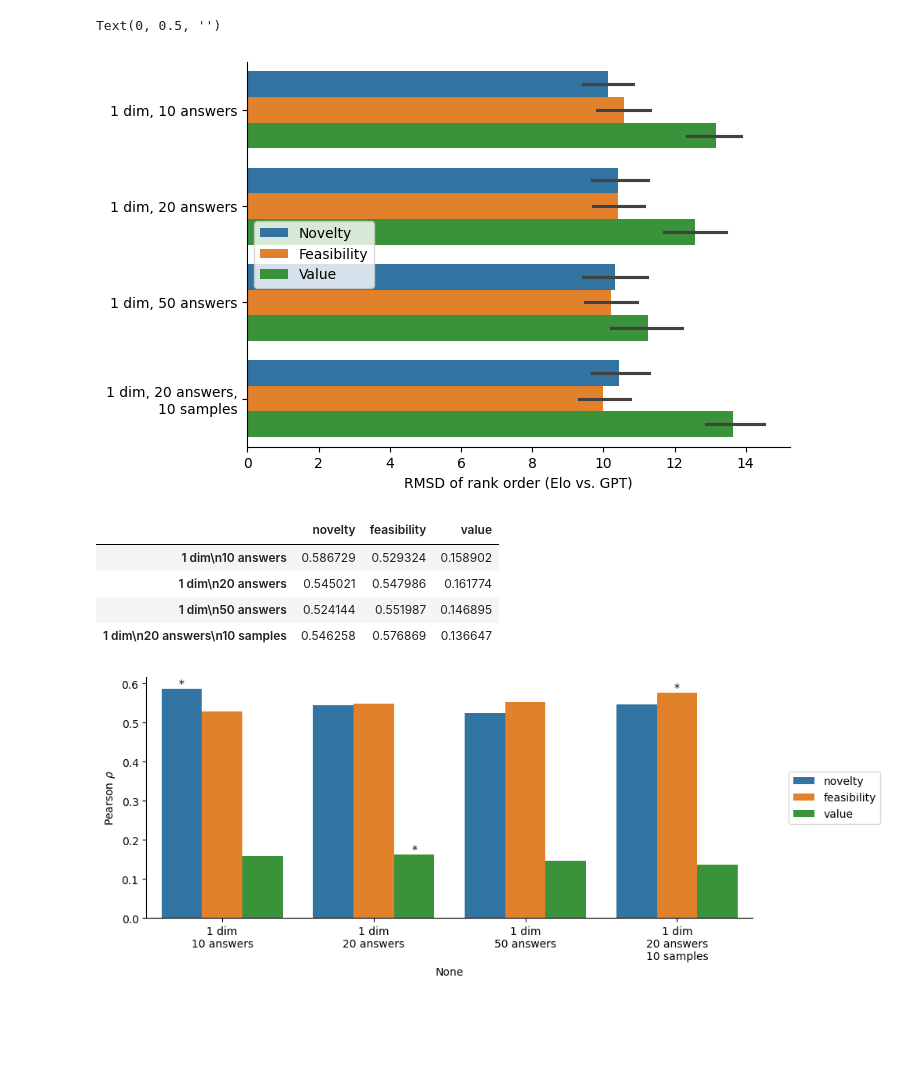
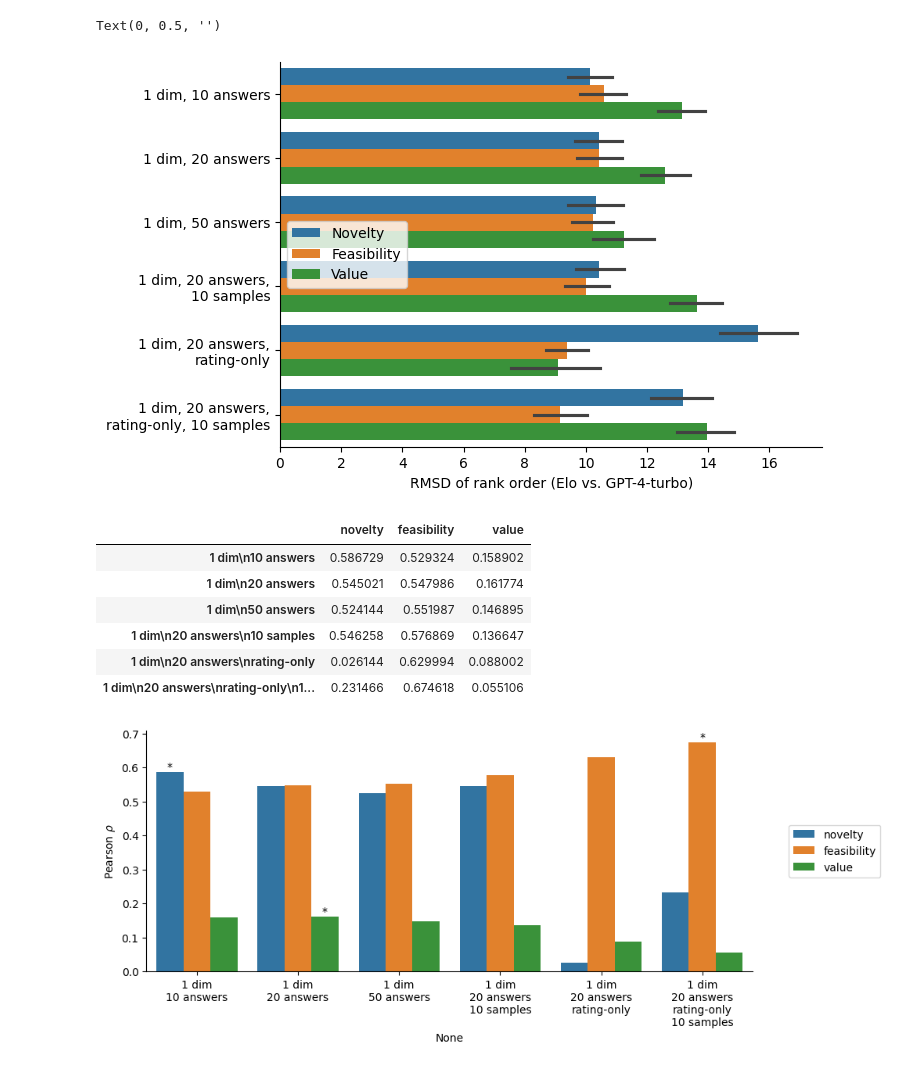
Before and after one commit to kernfel/judging-creativity-with-gpt, a Jupyter notebook: compare-methods-turbo.ipynb, the cells around one changed output. Drawn from its saved outputs; the diff is of its cells as text; code cells hidden in the pictures; blank space fills up the shorter version.

Commit message:
Updated Turbo comparison

```diff
--- a/compare-methods-turbo.ipynb
+++ b/compare-methods-turbo.ipynb
@@ -14,6 +14,6 @@ methods = {
     'n_1r20i': '1 dim\n20 answers',
     'n_1r50i': '1 dim\n50 answers',
     's_1r20i': '1 dim\n20 answers\n10 samples',
-    # 'n_1r20i_numeric': '1 dim\n20 answers\nrating-only',
-    # 's_1r20i_numeric': '1 dim\n20 answers\nrating-only\n10 samples',
+    'n_1r20i_numeric': '1 dim\n20 answers\nrating-only',
+    's_1r20i_numeric': '1 dim\n20 answers\nrating-only\n10 samples',
 }
@@ -70,19 +58,19 @@ for method, name in methods.items():
 
         squid.append(entry)
         rmsd.append(rmsd_entry)
-spearman_qid = pd.DataFrame(squid)
-rmsd = pd.DataFrame(rmsd)
+spearman_qid = pd.DataFrame(squid).fillna(0)
+rmsd = pd.DataFrame(rmsd).fillna(0)
 # %%
 plt.figure(figsize=(7,5))
-long = rmsd.set_index('method').melt(value_name='RMSD of rank order (Elo vs. GPT)', var_name='measure', ignore_index=False)
+long = rmsd.set_index('method').melt(value_name='RMSD of rank order (Elo vs. GPT-4-turbo)', var_name='measure', ignore_index=False)
 long.index = [s.replace('\n',', ').replace('answers, ','answers,\n') for s in long.index]
-ax = sns.barplot(long, y=long.index, x='RMSD of rank order (Elo vs. GPT)', hue='measure')
+ax = sns.barplot(long, y=long.index, x='RMSD of rank order (Elo vs. GPT-4-turbo)', hue='measure')
 plt.legend(ax.containers, [m.capitalize() for m in measures], loc='center left')
 sns.despine()
 plt.ylabel('')
 # %% [output]
 Text(0, 0.5, '')
-[figure, old version]
+[figure, new version]
 # %%
 pearson
 # %% [output]
@@ -91,6 +79,8 @@ pearson
 | 1 dim\n20 answers | 0.545021 | 0.547986 | 0.161774 |
 | 1 dim\n50 answers | 0.524144 | 0.551987 | 0.146895 |
 | 1 dim\n20 answers\n10 samples | 0.546258 | 0.576869 | 0.136647 |
+| 1 dim\n20 answers\nrating-only | 0.026144 | 0.629994 | 0.088002 |
+| 1 dim\n20 answers\nrating-only\n1... | 0.231466 | 0.674618 | 0.055106 |
 # %%
 fig, ax = plt.subplots(figsize=(10,4))
 
@@ -108,7 +98,7 @@ ax.legend(loc='center left', bbox_to_anchor=(1.05, 0.5), ncol=1)
 ax.set_ylabel('Pearson $\\rho$')
 sns.despine(ax=ax)
 # %% [output]
-[figure, old version]
+[figure, new version]
 # %%
 spearman
 # %% [output]
```
Also changed, not shown: parts of 5 cells of this notebook.
